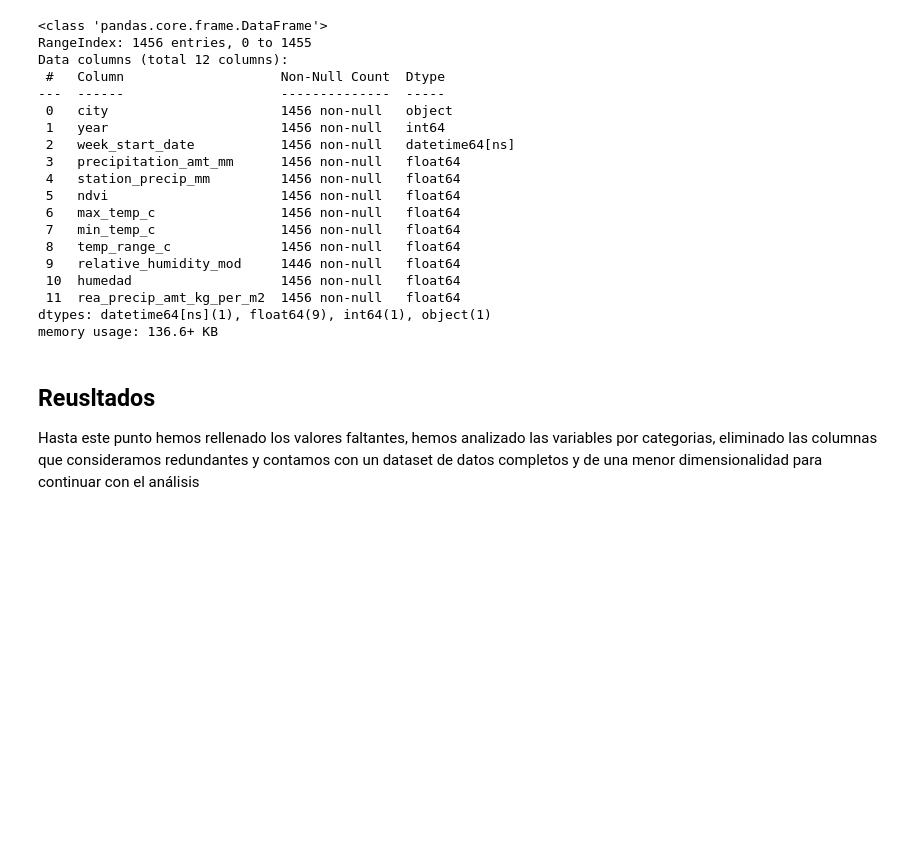
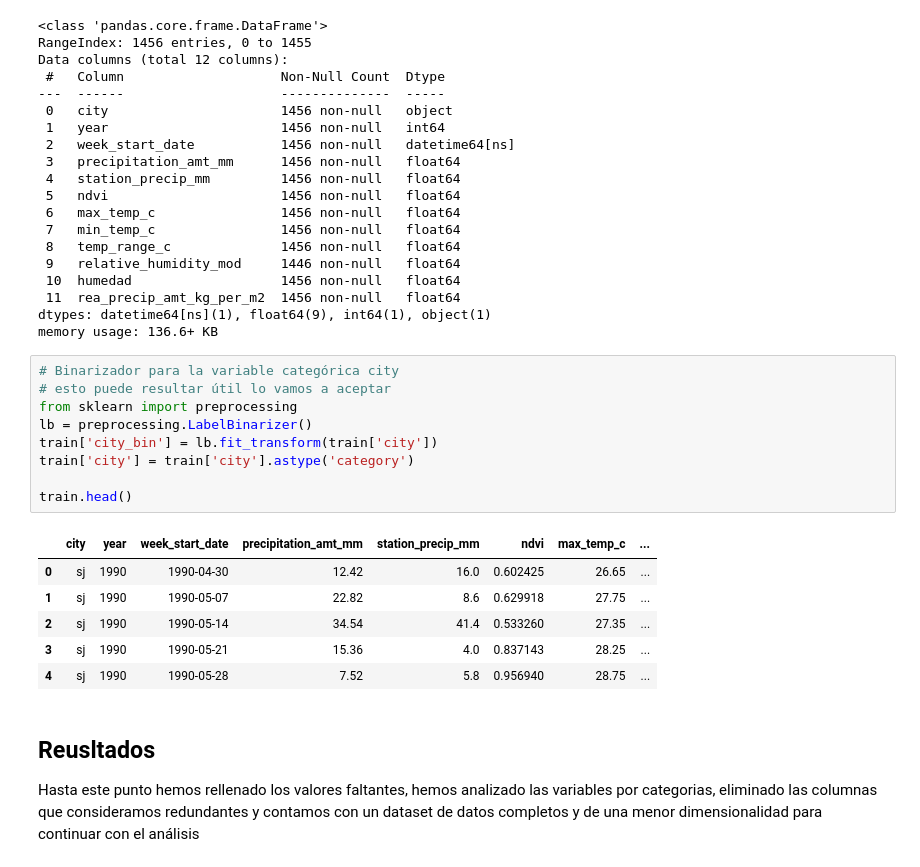
Before and after one commit to ernestopalacios/07MBID, a Jupyter notebook: AG1_ErnestoPalacios.ipynb, the cells around one changed output. Drawn from its saved outputs; the diff is of its cells as text; blank space fills up the shorter version.

```diff
--- a/AG1_ErnestoPalacios.ipynb
+++ b/AG1_ErnestoPalacios.ipynb
@@ -750,6 +753,22 @@ Data columns (total 12 columns):
  11  rea_precip_amt_kg_per_m2  1456 non-null   float64
 dtypes: datetime64[ns](1), float64(9), int64(1), object(1)
 memory usage: 136.6+ KB
+# %%
+# Binarizador para la variable categórica city
+# esto puede resultar útil lo vamos a aceptar
+from sklearn import preprocessing
+lb = preprocessing.LabelBinarizer()
+train['city_bin'] = lb.fit_transform(train['city'])
+train['city'] = train['city'].astype('category')
+
+train.head()
+# %% [output]
+|  | city | year | week_start_date | precipitation_amt_mm | station_precip_mm | ndvi | max_temp_c | ... |
+| 0 | sj | 1990 | 1990-04-30 | 12.42 | 16.0 | 0.602425 | 26.65 | ... |
+| 1 | sj | 1990 | 1990-05-07 | 22.82 | 8.6 | 0.629918 | 27.75 | ... |
+| 2 | sj | 1990 | 1990-05-14 | 34.54 | 41.4 | 0.533260 | 27.35 | ... |
+| 3 | sj | 1990 | 1990-05-21 | 15.36 | 4.0 | 0.837143 | 28.25 | ... |
+| 4 | sj | 1990 | 1990-05-28 | 7.52 | 5.8 | 0.956940 | 28.75 | ... |
 # %% [markdown]
 ## Reusltados
 
```
Also changed, not shown: parts of 16 cells of this notebook.
